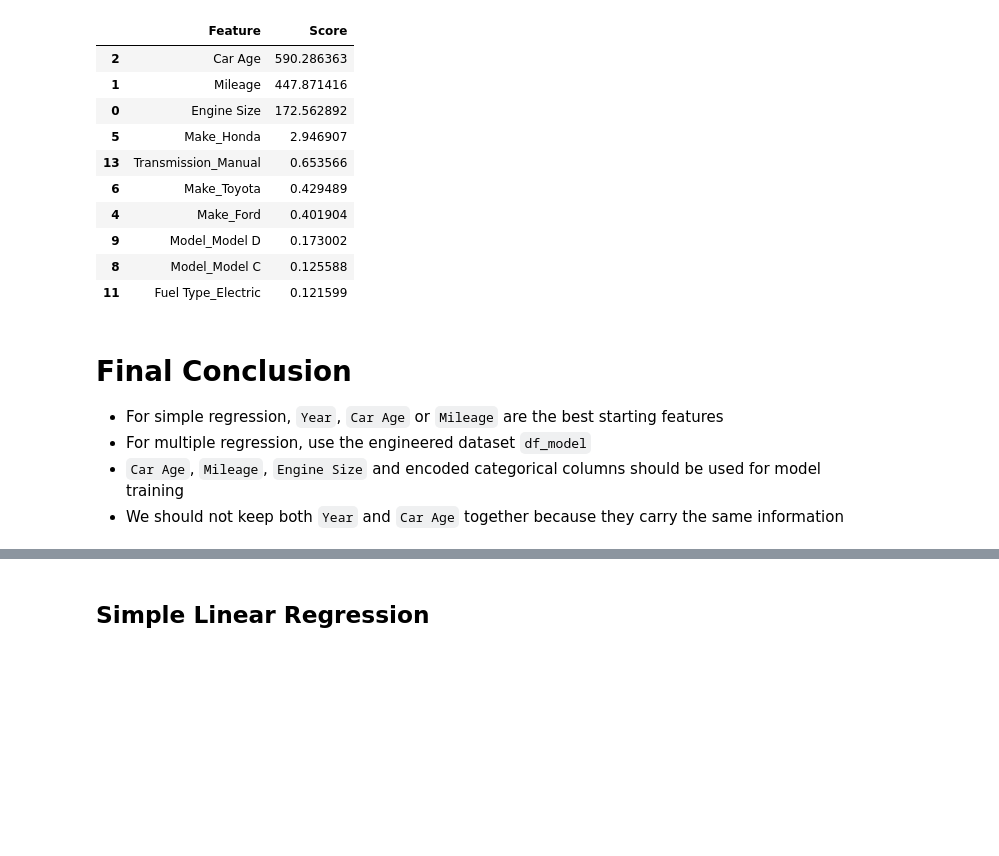
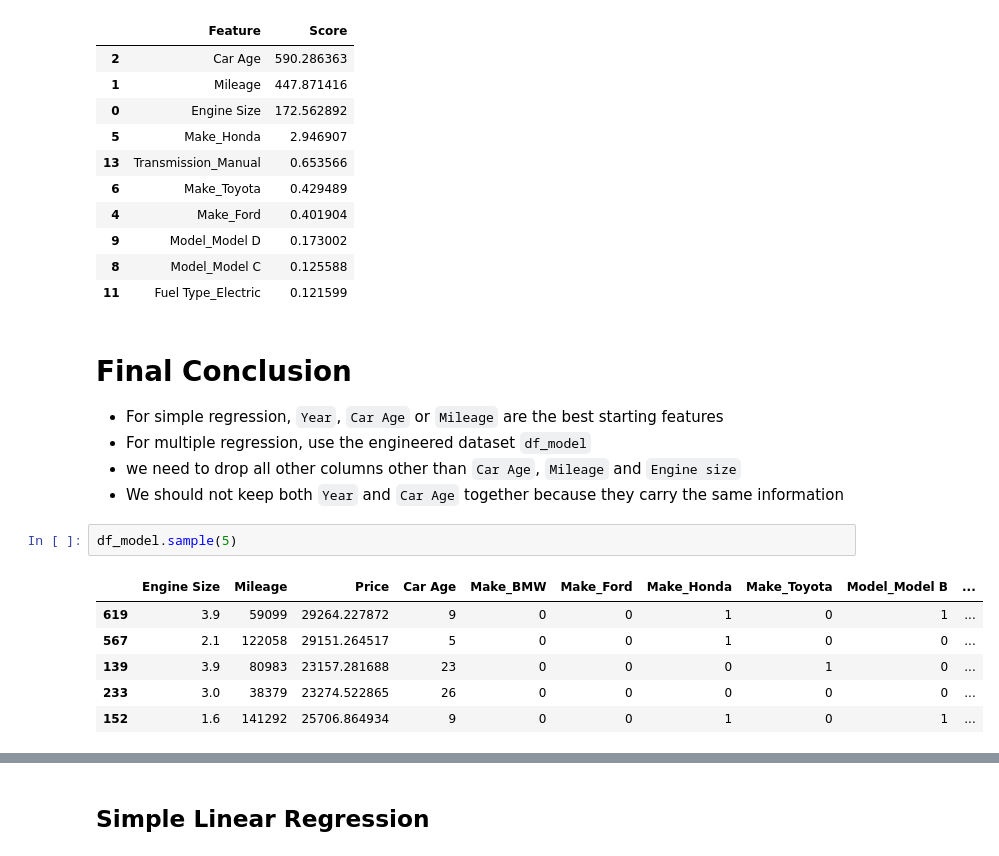
Before and after one commit to Snehratanpara1/Machine-Learning, a Jupyter notebook: Regression/CarPrice_Pred_EDA_FEFS.ipynb, the cells around one changed output, grey strips where cells are left out. Cells and saved outputs as stored; diff of their text form; blank space fills up the shorter version.

```diff
--- a/Regression/CarPrice_Pred_EDA_FEFS.ipynb
+++ b/Regression/CarPrice_Pred_EDA_FEFS.ipynb
@@ -251,5 +285,14 @@ feature_scores.head(10)
 # Final Conclusion
 - For simple regression, `Year`, `Car Age` or `Mileage` are the best starting features
 - For multiple regression, use the engineered dataset `df_model`
-- `Car Age`, `Mileage`, `Engine Size` and encoded categorical columns should be used for model training
+- we need to drop all other columns other than `Car Age`, `Mileage` and `Engine size`
 - We should not keep both `Year` and `Car Age` together because they carry the same information
+# %%
+df_model.sample(5)
+# %% [output]
+|  | Engine Size | Mileage | Price | Car Age | Make_BMW | Make_Ford | Make_Honda | Make_Toyota | Model_Model B | ... |
+| 619 | 3.9 | 59099 | 29264.227872 | 9 | 0 | 0 | 1 | 0 | 1 | ... |
+| 567 | 2.1 | 122058 | 29151.264517 | 5 | 0 | 0 | 1 | 0 | 0 | ... |
+| 139 | 3.9 | 80983 | 23157.281688 | 23 | 0 | 0 | 0 | 1 | 0 | ... |
+| 233 | 3.0 | 38379 | 23274.522865 | 26 | 0 | 0 | 0 | 0 | 0 | ... |
+| 152 | 1.6 | 141292 | 25706.864934 | 9 | 0 | 0 | 1 | 0 | 1 | ... |
```
Also changed, not shown: parts of 33 cells of this notebook.
